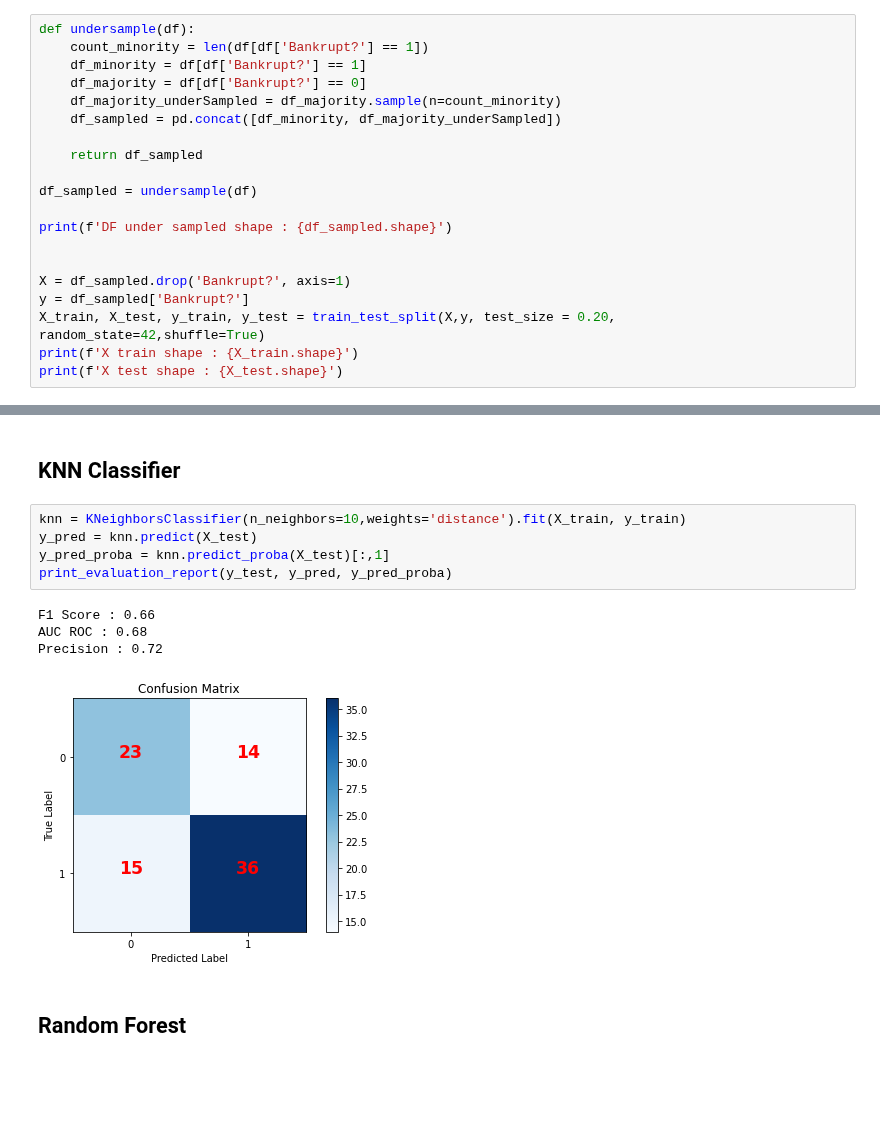
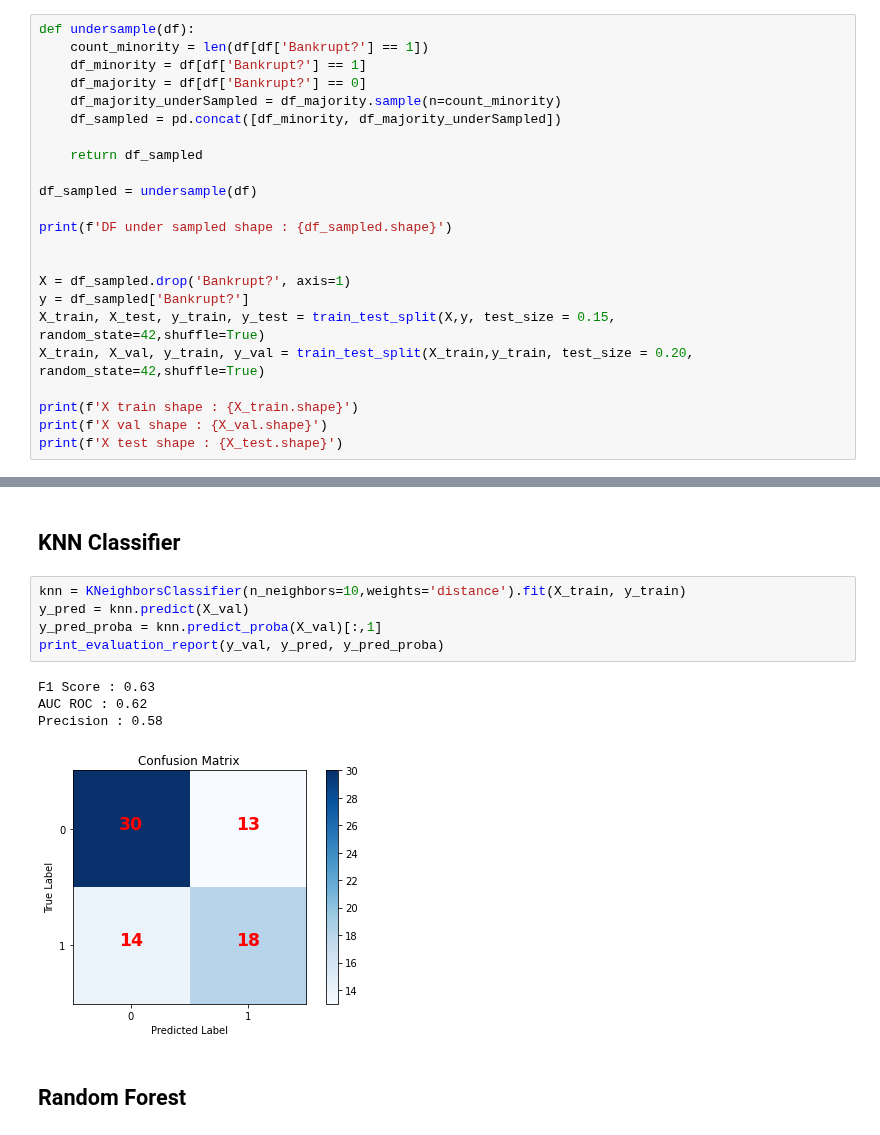
Before and after one commit to Saurabhraj5162/INM701_CW, a Jupyter notebook: notebooks/Training2.ipynb, the cells around one changed output, grey strips where cells are left out. Cells and saved outputs as stored; diff of their text form; blank space fills up the shorter version.

```diff
--- a/notebooks/Training2.ipynb
+++ b/notebooks/Training2.ipynb
@@ -79,8 +78,11 @@ print(f'DF under sampled shape : {df_sampled.shape}')
 
 X = df_sampled.drop('Bankrupt?', axis=1)
 y = df_sampled['Bankrupt?']
-X_train, X_test, y_train, y_test = train_test_split(X,y, test_size = 0.20, random_state=42,shuffle=True)
+X_train, X_test, y_train, y_test = train_test_split(X,y, test_size = 0.15, random_state=42,shuffle=True)
+X_train, X_val, y_train, y_val = train_test_split(X_train,y_train, test_size = 0.20, random_state=42,shuffle=True)
+
 print(f'X train shape : {X_train.shape}')
+print(f'X val shape : {X_val.shape}')
 print(f'X test shape : {X_test.shape}')
 # %% [output]
 DF under sampled shape : (440, 96)
@@ -114,14 +117,14 @@ Precision : 0.72
 ## KNN Classifier
 # %%
 knn = KNeighborsClassifier(n_neighbors=10,weights='distance').fit(X_train, y_train)
-y_pred = knn.predict(X_test)
-y_pred_proba = knn.predict_proba(X_test)[:,1]
-print_evaluation_report(y_test, y_pred, y_pred_proba)
+y_pred = knn.predict(X_val)
+y_pred_proba = knn.predict_proba(X_val)[:,1]
+print_evaluation_report(y_val, y_pred, y_pred_proba)
 # %% [output]
-F1 Score : 0.66
-AUC ROC : 0.68
-Precision : 0.72
+F1 Score : 0.63
+AUC ROC : 0.62
+Precision : 0.58
-[figure, old version]
+[figure, new version]
 # %% [markdown]
 ## Random Forest
 # %%
```
Also changed, not shown: parts of 20 cells of this notebook.
